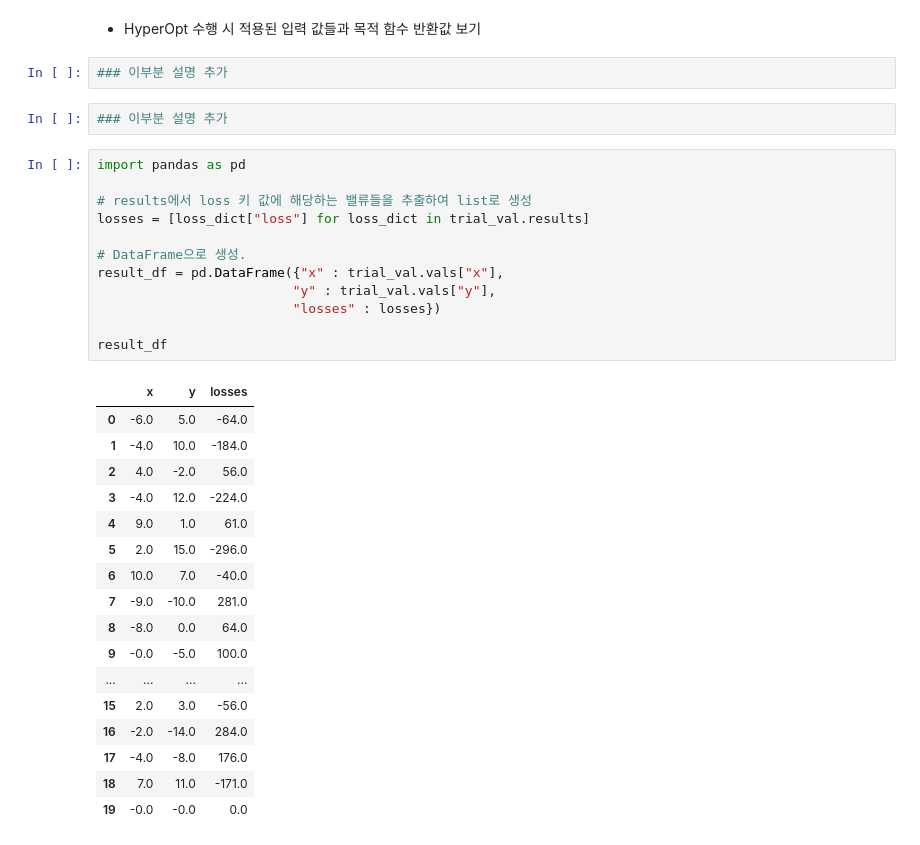
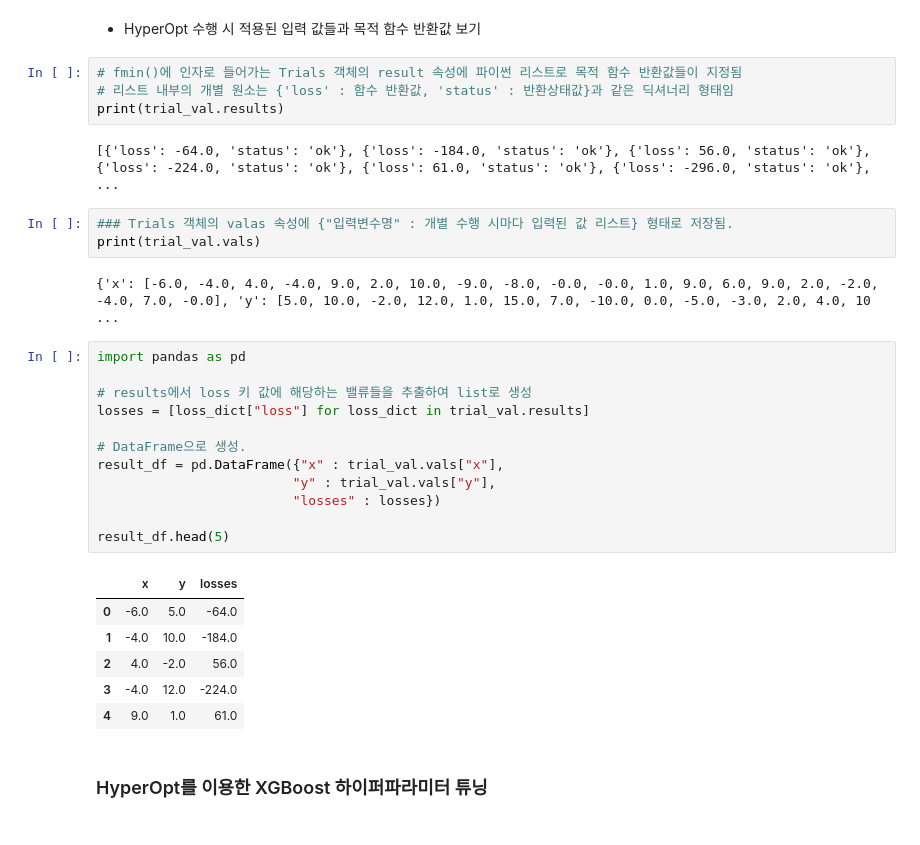
Before and after one commit to baesooyeon/ML-study, a Jupyter notebook: 4. 분류(Classification)/4.5 그리드서치.ipynb, the cells around one changed output. Drawn from its saved outputs; the diff is of its cells as text.

Commit message:
0331_hyperopt

```diff
--- a/4. 분류(Classification)/4.5 그리드서치.ipynb
+++ b/4. 분류(Classification)/4.5 그리드서치.ipynb
@@ -92,37 +145,35 @@ trial_val
 <hyperopt.base.Trials at 0x...>
 # %% [markdown]
 - HyperOpt 수행 시 적용된 입력 값들과 목적 함수 반환값 보기
-# %%
-### 이부분 설명 추가
-# %%
-### 이부분 설명 추가
+# %%
+# fmin()에 인자로 들어가는 Trials 객체의 result 속성에 파이썬 리스트로 목적 함수 반환값들이 지정됨
+# 리스트 내부의 개별 원소는 {'loss' : 함수 반환값, 'status' : 반환상태값}과 같은 딕셔너리 형태임
+print(trial_val.results)
+# %% [output]
+[{'loss': -64.0, 'status': 'ok'}, {'loss': -184.0, 'status': 'ok'}, {'loss': 56.0, 'status': 'ok'}, {'loss': -224.0, 'status': 'ok'}, {'loss': 61.0, 'status': 'ok'}, {'loss': -296.0, 'status': 'ok'},  ...
+# %%
+### Trials 객체의 valas 속성에 {"입력변수명" : 개별 수행 시마다 입력된 값 리스트} 형태로 저장됨.
+print(trial_val.vals)
+# %% [output]
+{'x': [-6.0, -4.0, 4.0, -4.0, 9.0, 2.0, 10.0, -9.0, -8.0, -0.0, -0.0, 1.0, 9.0, 6.0, 9.0, 2.0, -2.0, -4.0, 7.0, -0.0], 'y': [5.0, 10.0, -2.0, 12.0, 1.0, 15.0, 7.0, -10.0, 0.0, -5.0, -3.0, 2.0, 4.0, 10 ...
 # %%
 import pandas as pd
 
 # results에서 loss 키 값에 해당하는 밸류들을 추출하여 list로 생성
 losses = [loss_dict["loss"] for loss_dict in trial_val.results]
 
 # DataFrame으로 생성.
 result_df = pd.DataFrame({"x" : trial_val.vals["x"],
                          "y" : trial_val.vals["y"],
                          "losses" : losses})
 
-result_df
+result_df.head(5)
 # %% [output]
 |  | x | y | losses |
 | 0 | -6.0 | 5.0 | -64.0 |
 | 1 | -4.0 | 10.0 | -184.0 |
 | 2 | 4.0 | -2.0 | 56.0 |
 | 3 | -4.0 | 12.0 | -224.0 |
 | 4 | 9.0 | 1.0 | 61.0 |
-| 5 | 2.0 | 15.0 | -296.0 |
-| 6 | 10.0 | 7.0 | -40.0 |
-| 7 | -9.0 | -10.0 | 281.0 |
-| 8 | -8.0 | 0.0 | 64.0 |
-| 9 | -0.0 | -5.0 | 100.0 |
-| ... | ... | ... | ... |
-| 15 | 2.0 | 3.0 | -56.0 |
-| 16 | -2.0 | -14.0 | 284.0 |
-| 17 | -4.0 | -8.0 | 176.0 |
-| 18 | 7.0 | 11.0 | -171.0 |
-| 19 | -0.0 | -0.0 | 0.0 |
+# %% [markdown]
+### HyperOpt를 이용한 XGBoost 하이퍼파라미터 튜닝
```
Also changed, not shown: parts of 20 cells of this notebook.
